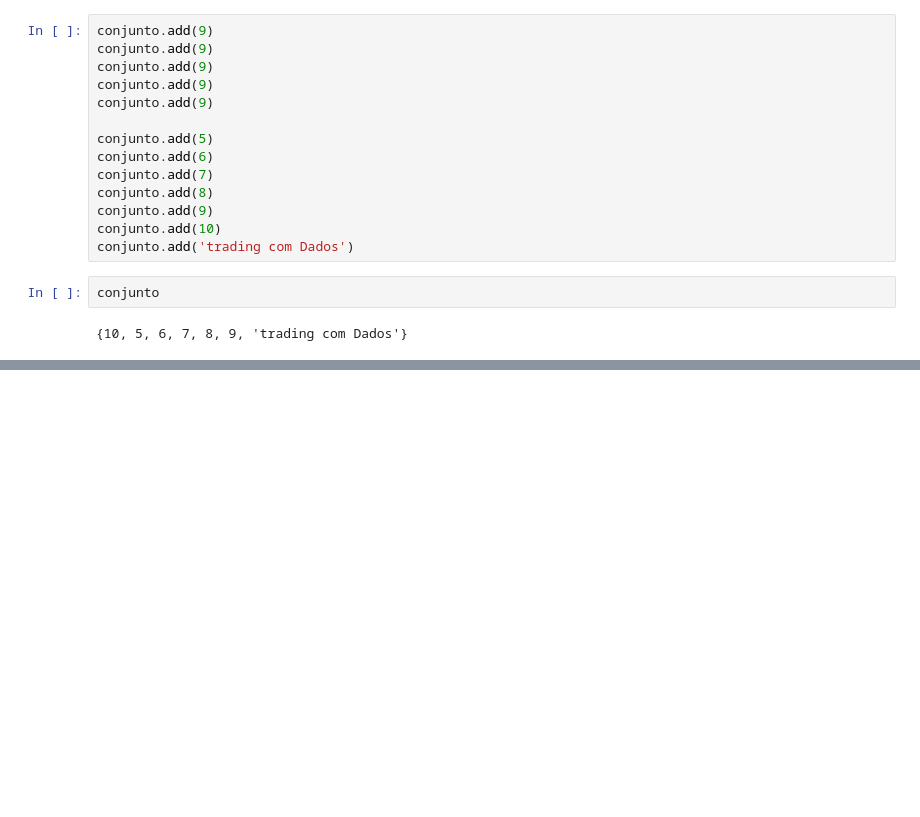
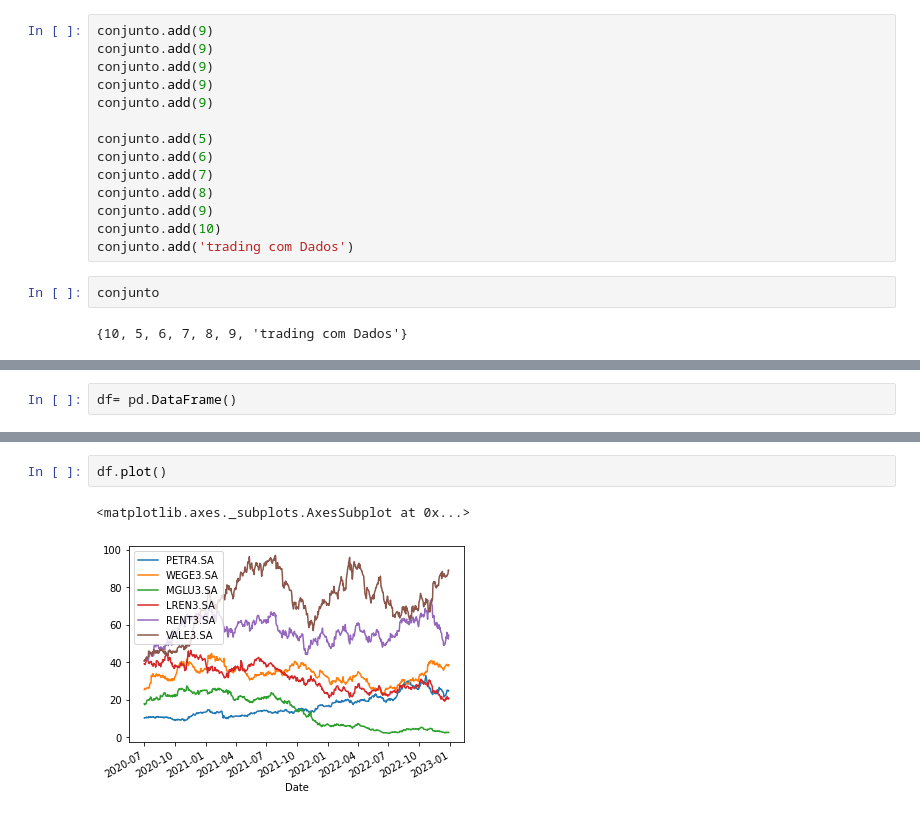
Before and after one commit to alexbrun01/M01--Introdu-o-ao-Python-com-Aplica-es-de-Mercado-Financeiro, a Jupyter notebook: M01_Introdução_ao_Python_com_Aplicações_de_Mercado_Financeiro.ipynb, the cells around one changed output, grey strips where cells are left out. Cells and saved outputs as stored; diff of their text form; blank space fills up the shorter version.

```diff
--- a/M01_Introdução_ao_Python_com_Aplicações_de_Mercado_Financeiro.ipynb
+++ b/M01_Introdução_ao_Python_com_Aplicações_de_Mercado_Financeiro.ipynb
@@ -738,0 +876,2 @@ conjunto
+# %%
+df= pd.DataFrame()
@@ -738,0 +898,5 @@ conjunto
+# %%
+df.plot()
+# %% [output]
+<matplotlib.axes._subplots.AxesSubplot at 0x...>
+[figure, added]
```
Also changed, not shown: parts of 32 cells of this notebook.
